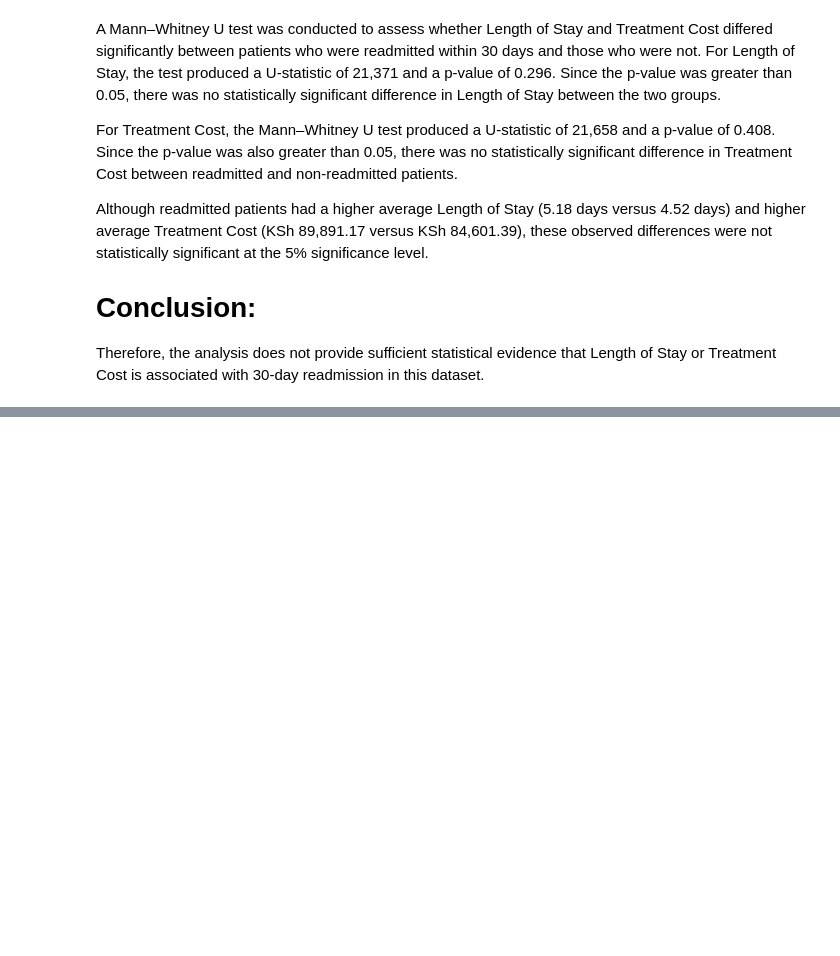
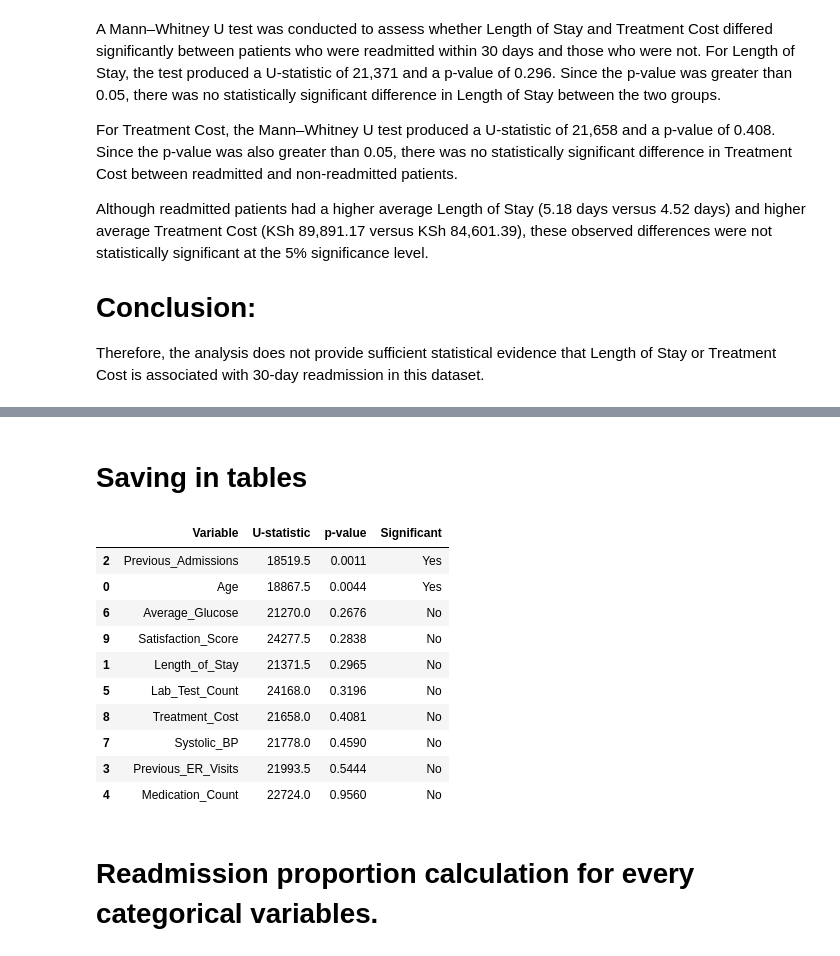
Before and after one commit to Clinton-Analyst/Healthcare_patient_readmission_risk_analysis_and-_predictive_modelling, a Jupyter notebook: scripts/StatisticalAnalysis.ipynb, the cells around one changed output, grey strips where cells are left out. Cells and saved outputs as stored; diff of their text form; code cells hidden in the pictures; blank space fills up the shorter version.

```diff
--- a/scripts/StatisticalAnalysis.ipynb
+++ b/scripts/StatisticalAnalysis.ipynb
@@ -279,0 +420,11 @@ ShapiroResult(statistic=np.float64(0.8842520535085757), pvalue=np.float64(3.3279
+# %%
+# Running the test
+mw_results = {}
+
+for variable in numerical_vars:
+    u, p = mann_whitney_test(clean_data, variable)
+
+    mw_results[variable] = {
+        'U_statistic': u,
+        'p_value': p
+    }
@@ -279,0 +449,57 @@ ShapiroResult(statistic=np.float64(0.8842520535085757), pvalue=np.float64(3.3279
+# %% [markdown]
+# Saving in tables
+# %%
+#import pandas as pd
+#from scipy.stats import mannwhitneyu
+
+numerical_results = []
+
+for variable in numerical_vars:
+
+    # Separate readmission groups
+    group_no = clean_data.loc[
+        clean_data['Readmitted_30_Days'] == 'No',
+        variable
+    ].dropna()
+
+    group_yes = clean_data.loc[
+        clean_data['Readmitted_30_Days'] == 'Yes',
+        variable
+    ].dropna()
+
+    # Mann-Whitney U test
+    u_stat, p_value = mannwhitneyu(
+        group_no,
+        group_yes,
+        alternative='two-sided'
+    )
+
+    numerical_results.append({
+        'Variable': variable,
+        'U-statistic': u_stat,
+        'p-value': p_value,
+        'Significant': 'Yes' if p_value < 0.05 else 'No'
+    })
+
+# Create DataFrame
+numerical_results_df = pd.DataFrame(numerical_results)
+
+# Sort by p-value
+numerical_results_df = numerical_results_df.sort_values('p-value')
+
+# Display table
+numerical_results_df.round(4)
+# %% [output]
+|  | Variable | U-statistic | p-value | Significant |
+| 2 | Previous_Admissions | 18519.5 | 0.0011 | Yes |
+| 0 | Age | 18867.5 | 0.0044 | Yes |
+| 6 | Average_Glucose | 21270.0 | 0.2676 | No |
+| 9 | Satisfaction_Score | 24277.5 | 0.2838 | No |
+| 1 | Length_of_Stay | 21371.5 | 0.2965 | No |
+| 5 | Lab_Test_Count | 24168.0 | 0.3196 | No |
+| 8 | Treatment_Cost | 21658.0 | 0.4081 | No |
+| 7 | Systolic_BP | 21778.0 | 0.4590 | No |
+| 3 | Previous_ER_Visits | 21993.5 | 0.5444 | No |
+| 4 | Medication_Count | 22724.0 | 0.9560 | No |
+# %% [markdown]
+# Readmission proportion calculation for every categorical variables.
```
Also changed, not shown: parts of 22 cells of this notebook, 8 other files.
